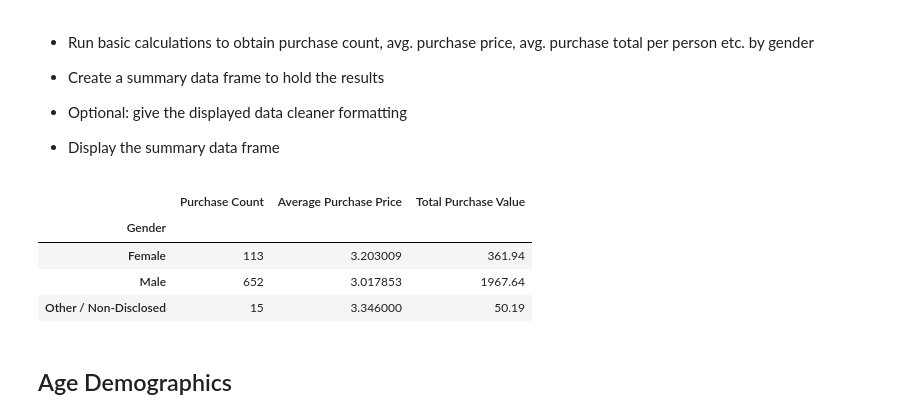
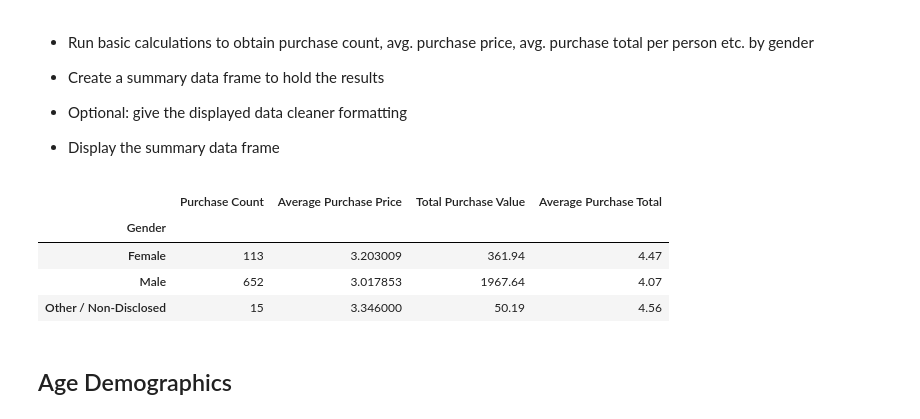
Before and after one commit to jgmoore10/pandas-challenge, a Jupyter notebook: HeroesOfPymoli_starter.ipynb, the cells around one changed output. Saved outputs shown, nothing was run; the diff lists cells and outputs as text; code cells hidden in the pictures.

```diff
--- a/HeroesOfPymoli_starter.ipynb
+++ b/HeroesOfPymoli_starter.ipynb
@@ -107,28 +107,30 @@ gender_demographics_df
 * Display the summary data frame
 # %%
 #Purchase Count
-purchase_count_gender = gender_count["Purchase ID"].count()
+purchase_count_gender = gender_groups["Purchase ID"].count()
 
 #Average Purchase Price
-avg_purchase_gender = gender_count["Price"].mean()
+avg_purchase_gender = gender_groups["Price"].mean()
 
 #Total Purchase Value
-purchase_value_gender = gender_count["Price"].sum()
+purchase_value_gender = gender_groups["Price"].sum()
 
 #Average Purchase Total per Person by Gender
-
+avg_purchase_total_gender = purchase_value_gender / unique_players
 
 #Summary DF
 purchase_analysis_gender_df = pd.DataFrame({"Purchase Count":purchase_count_gender,
                                            "Average Purchase Price":avg_purchase_gender,
-                                           "Total Purchase Value":purchase_value_gender})
+                                            "Total Purchase Value":purchase_value_gender,
+                                           "Average Purchase Total":round(avg_purchase_total_gender,2)})
+
 purchase_analysis_gender_df
 # %% [output]
-|  | Purchase Count | Average Purchase Price | Total Purchase Value |
-| Gender |  |  |  |
-| Female | 113 | 3.203009 | 361.94 |
-| Male | 652 | 3.017853 | 1967.64 |
-| Other / Non-Disclosed | 15 | 3.346000 | 50.19 |
+|  | Purchase Count | Average Purchase Price | Total Purchase Value | Average Purchase Total |
+| Gender |  |  |  |  |
+| Female | 113 | 3.203009 | 361.94 | 4.47 |
+| Male | 652 | 3.017853 | 1967.64 | 4.07 |
+| Other / Non-Disclosed | 15 | 3.346000 | 50.19 | 4.56 |
 # %% [markdown]
 ## Age Demographics
 # %% [markdown]
```
Also changed, not shown: parts of 9 cells of this notebook.
